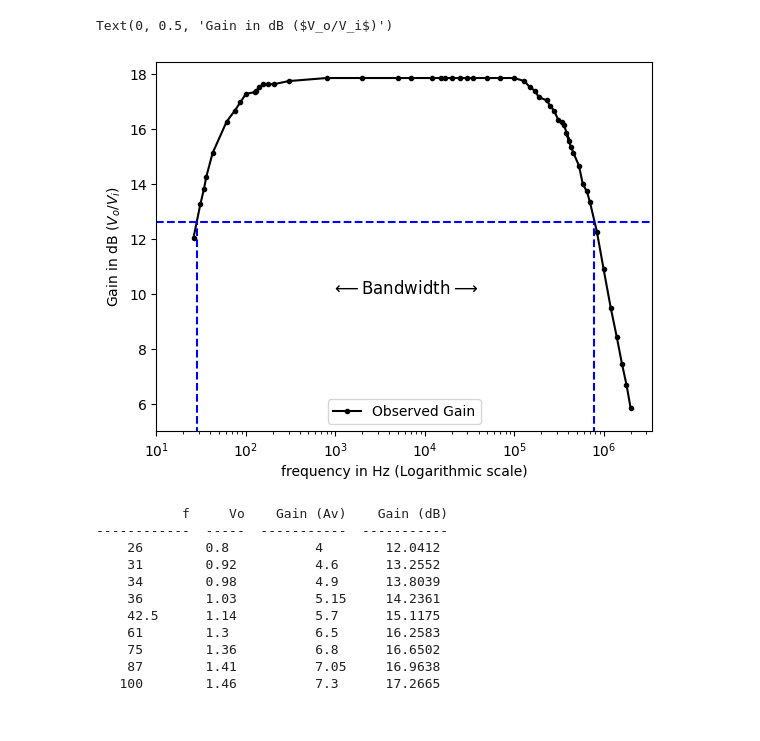
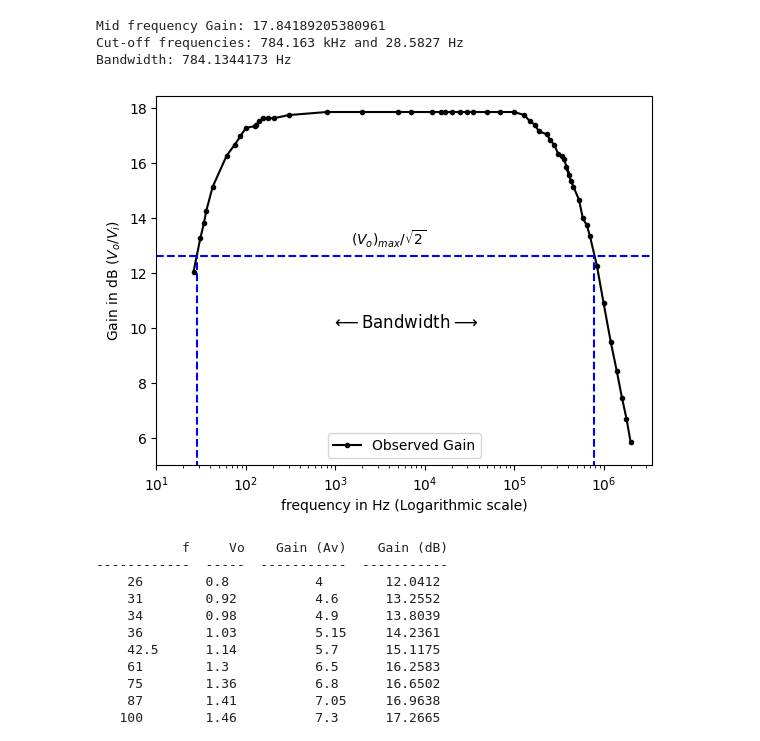
Before and after one commit to gayatri-p/lab-reports, a Jupyter notebook: basic electronics/8. RC coupled transistor amplifier/analysis.ipynb, the cells around one changed output. Drawn from its saved outputs; the diff is of its cells as text; code cells hidden in the pictures.

```diff
--- a/basic electronics/8. RC coupled transistor amplifier/analysis.ipynb
+++ b/basic electronics/8. RC coupled transistor amplifier/analysis.ipynb
@@ -20,27 +20,30 @@ gain = 20*np.log10(av)
 # %%
 plt.plot(f, gain, '-k.', label='Observed Gain')
 plt.xscale('log')
 plt.legend()
 
 plt.gca().set_ylim(bottom=5)
 plt.gca().set_xlim(left=10)
 
 cutoff = np.max(gain)/np.sqrt(2)
 plt.axhline(y=cutoff, color='b', linestyle='--', lw=1.5)
 x1, y1, x2 = 784163, 12.63, 28.5827
 plt.plot([x1, x1], [0, cutoff], 'b--', linewidth=1.5)
 plt.plot([x2, x2], [0, cutoff], 'b--', linewidth=1.5)
 
 plt.text(900, 10, r"$\longleftarrow$Bandwidth$\longrightarrow$", fontsize=12)
+plt.text(1500, 13, r"$(V_o)_{max}/\sqrt{2}$", fontsize=10)
 plt.xlabel('frequency in Hz (Logarithmic scale)')
 plt.ylabel('Gain in dB ($V_o/V_i$)')
 
 print('Mid frequency Gain:', np.max(gain))
-print(f'Curtoff frequencies: {x1/1000} kHz and {x2} Hz')
+print(f'Cut-off frequencies: {x1/1000} kHz and {x2} Hz')
 print(f'Bandwidth: {(x1-x2)/1000} Hz')
 # %% [output]
-Text(0, 0.5, 'Gain in dB ($V_o/V_i$)')
+Mid frequency Gain: 17.84189205380961
+Cut-off frequencies: 784.163 kHz and 28.5827 Hz
+Bandwidth: 784.1344173 Hz
-[figure, old version]
+[figure, new version]
 # %%
 headers = ['f', 'Vo', 'Gain (Av)', 'Gain (dB)']
 print(tabulate(np.array([f, vo, av, gain]).transpose(), headers=headers))
```
Also changed, not shown: 9 other files.
